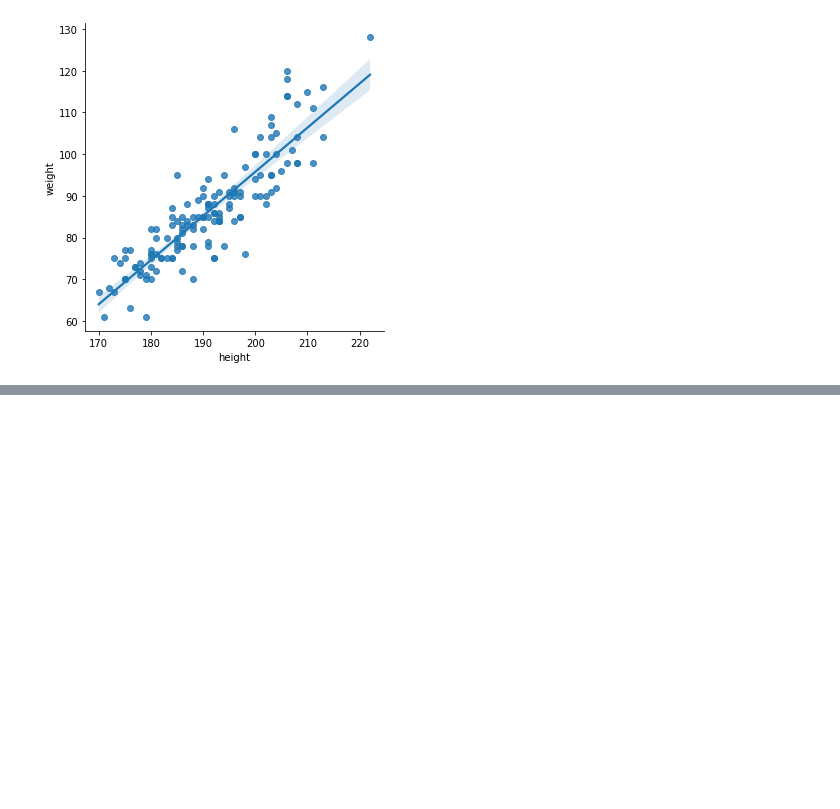
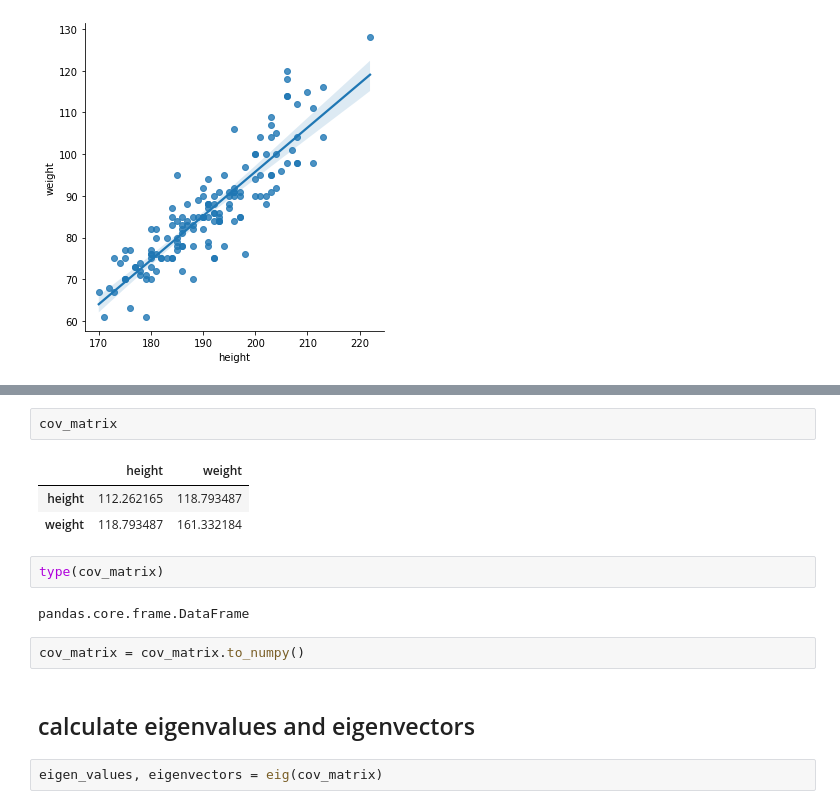
Before and after one commit to kauber/Five_Easy_Pieces, a Jupyter notebook: A simple study on PCA.ipynb, the cells around one changed output, grey strips where cells are left out. Drawn from its saved outputs; the diff is of its cells as text; blank space fills up the shorter version.

```diff
--- a/A simple study on PCA.ipynb
+++ b/A simple study on PCA.ipynb
@@ -52,0 +84,16 @@ to fitting a regression line
+# %%
+cov_matrix
+# %% [output]
+|  | height | weight |
+| height | 112.262165 | 118.793487 |
+| weight | 118.793487 | 161.332184 |
+# %%
+type(cov_matrix)
+# %% [output]
+pandas.core.frame.DataFrame
+# %%
+cov_matrix = cov_matrix.to_numpy()
+# %% [markdown]
+## calculate eigenvalues and eigenvectors
+# %%
+eigen_values, eigenvectors = eig(cov_matrix)
```
Also changed, not shown: parts of 13 cells of this notebook.
